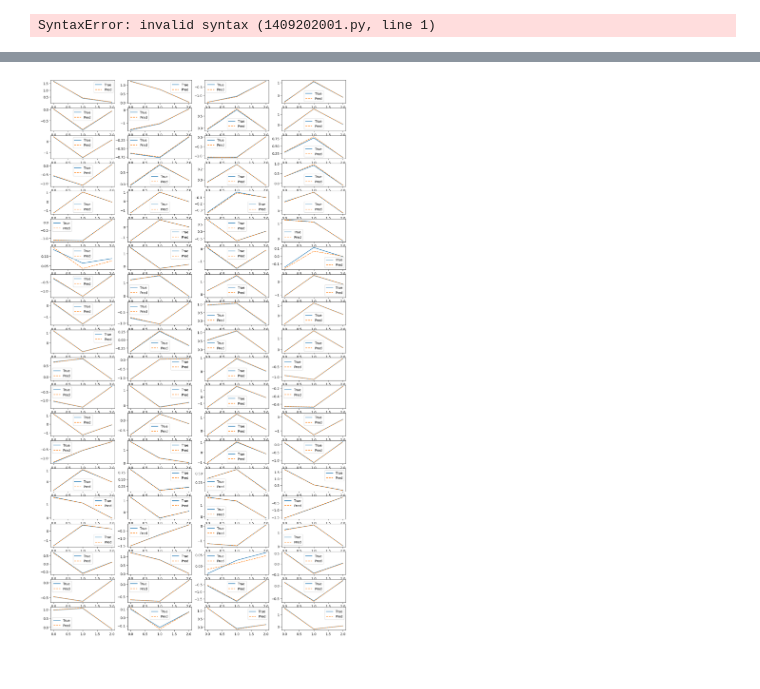
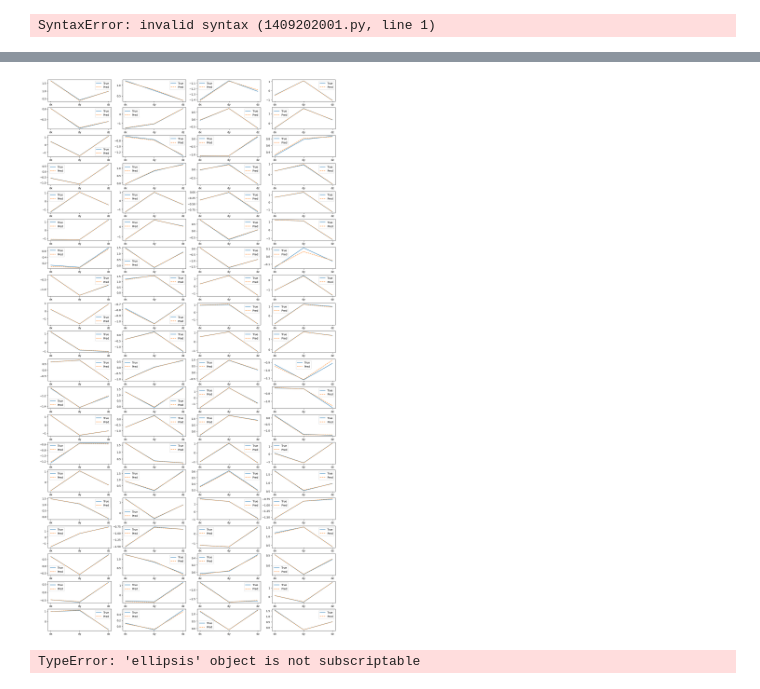
Before and after one commit to Driemann/ml-aos, a Jupyter notebook: notebooks/Model_Test.ipynb, the cells around one changed output, grey strips where cells are left out. Saved outputs shown, nothing was run; the diff lists cells and outputs as text; code cells hidden in the pictures.

Commit message:
Post trained data

```diff
--- a/notebooks/Model_Test.ipynb
+++ b/notebooks/Model_Test.ipynb
@@ -3,7 +3,7 @@ from ml_aos.lightning import WaveNet
 from ml_aos.dataloader import Donuts
 import matplotlib.pyplot as plt
 # %%
-model=WaveNet.load_from_checkpoint('/astro/users/driemann/ml-aos/lightning_logs/version_3/checkpoints/epoch=185-step=28086.ckpt')
+model=WaveNet.load_from_checkpoint('/astro/users/driemann/ml-aos/lightning_logs/version_4/checkpoints/epoch=169-step=25670.ckpt')
 model.eval()
 # %% [output]
 WaveNet(
@@ -106,9 +72,10 @@ array([-6.5651350e-04,  1.2763143e-03, -1.5543327e-03,  1.0001717e+00,
 # %%
-fig, axes = plt.subplots(20, 4, figsize=(16, 30))
+fig, axes = plt.subplots(20, 4, figsize=(16, 30), constrained_layout=True)
 for i,ax in enumerate(axes.flatten()):
     ax.plot(test[i]['dof'], label="True")
     dof_pred=model(test[i]['image'][None, ...], test[i]['intrafocal'][None, ...])
     ax.plot(dof_pred.detach().numpy().flatten(), ls='--', label='Pred')
     ax.legend()
+    ax.set(xticks=[0,1,2], xticklabels=['dx','dy','dz'])
 # %% [output]
-[figure, old version]
+[figure, new version]
@@ -114,0 +84,13 @@ for i,ax in enumerate(axes.flatten()):
+# %%
+losses = []
+for i in range(10_000):
+    data, truth = ...[i]
+    pred = model(data)
+    losses.append(np.mean((pred-truth)**2))
+
+losses = np.array(losses)
+
+
+idx = sorted_indices
+# %% [output]
+TypeError: 'ellipsis' object is not subscriptable
```
Also changed, not shown: parts of 6 cells of this notebook, 5 other files.
